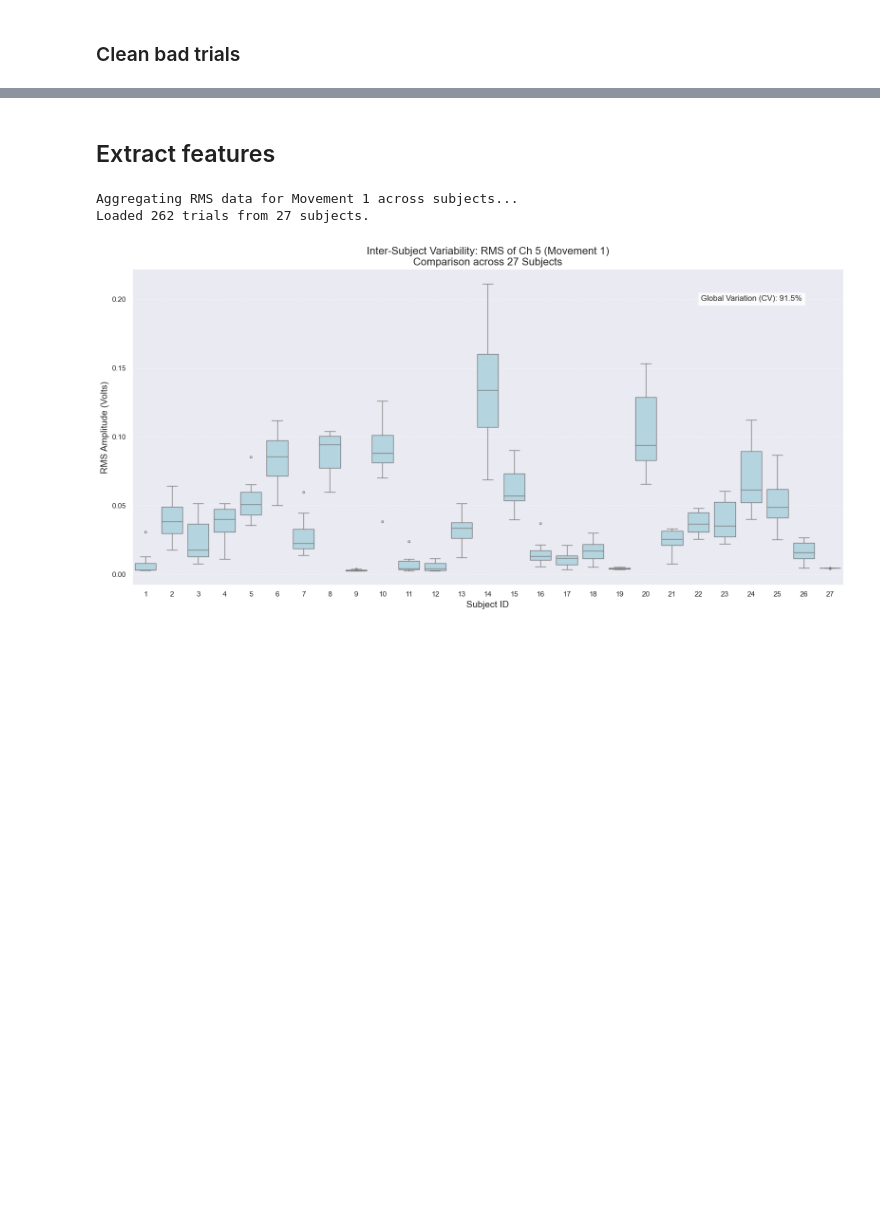
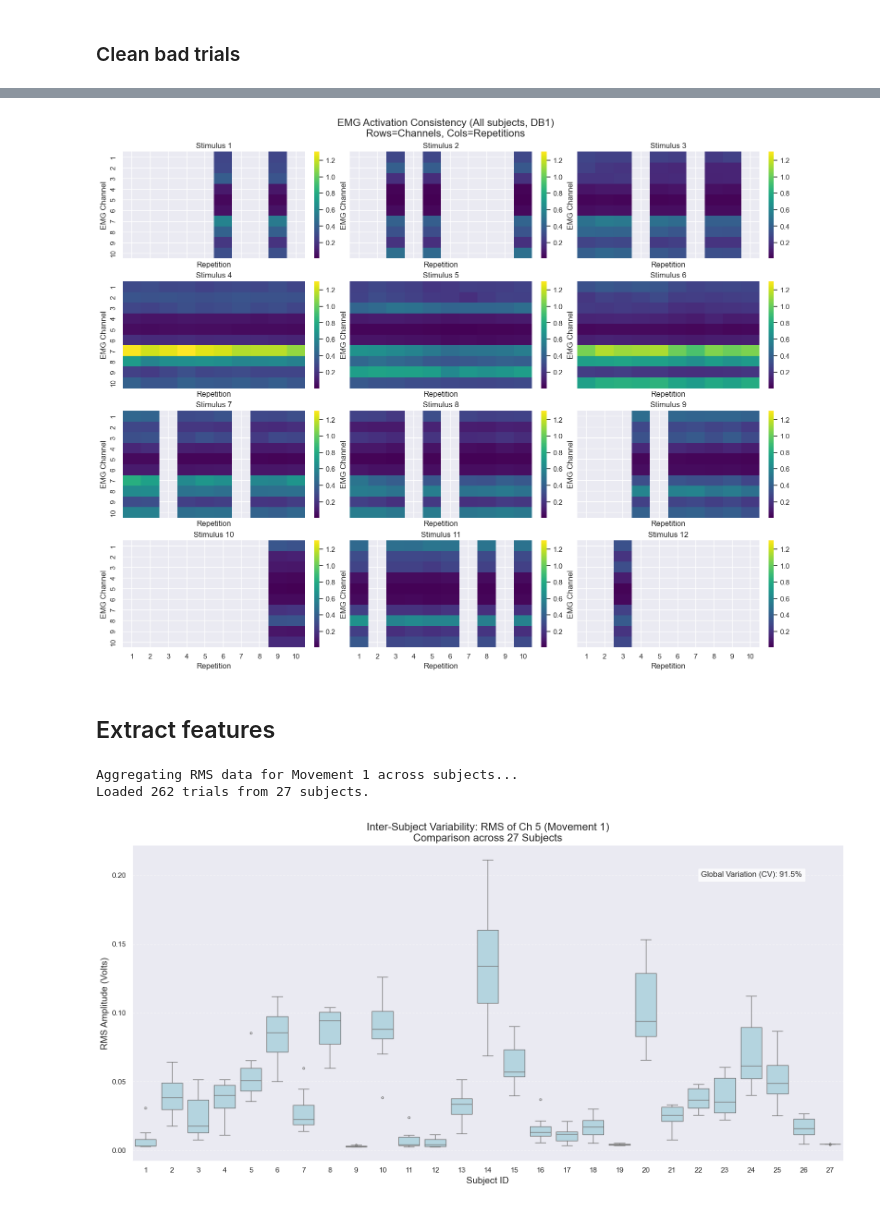
Before and after one commit to spbui00/NX-421-project, a Jupyter notebook: project_2.ipynb, the cells around one changed output, grey strips where cells are left out. Drawn from its saved outputs; the diff is of its cells as text; code cells hidden in the pictures; blank space fills up the shorter version.

```diff
--- a/project_2.ipynb
+++ b/project_2.ipynb
@@ -847,4 +858,61 @@ Cleaned data saved to: /Users/bui/code/NX-421-project/output/emg/s27/s27_ex1_cle
 ------------------------------
+# %%
+### Visualizing average activation maps
+dataset = []
+for subject in range(1,28):
+    s_num_lowercase = 's' + str(subject)
+
+    input_path = Path(EMG_OUTPUT_DIR) / s_num_lowercase / (s_num_lowercase + '_ex1_cleaned.npz')
+
+    data = np.load(input_path)
+    emg = data['emg']
+    stimulus = data['restimulus']
+    repetition = data['rerepetition']
+    fs = float(data['fs'])
+
+    unique_movs = np.unique(stimulus)
+    unique_reps = np.unique(repetition)
+
+    n_channels = emg.shape[1]
+    n_stimuli = len(unique_movs)
+    n_repetitions = len(unique_reps)
+
+    activation_matrix = np.full((n_channels, n_stimuli, n_repetitions), np.nan)
+
+    for mov_idx, mov_label in enumerate(unique_movs):
+        for rep_idx, rep_label in enumerate(unique_reps):
+            mask = (stimulus == mov_label) & (repetition == rep_label)
+            trial_data = emg[mask]
+
+            if len(trial_data) > 0:
+                activation_matrix[:, mov_idx, rep_idx] = np.mean(trial_data, axis=0)
+
+    dataset.append(activation_matrix)
+
+avg = np.mean(np.stack(dataset, axis=0), axis=0)
+
+fig, ax = plt.subplots(4, 3, figsize=(15, 12), constrained_layout=True, sharex=True, sharey=True)
+ax = ax.ravel()
+
+vmin = np.nanmin(avg)
+vmax = np.nanmax(avg)
+
+for stimuli_idx in range(n_stimuli):
+    data_for_plot = avg[:, stimuli_idx, :]
+
+    sns.heatmap(data_for_plot, ax=ax[stimuli_idx],
+                xticklabels=np.arange(1, 11),
+                yticklabels=np.arange(1, 11),
+                cbar=True, cmap="viridis", vmin=vmin, vmax=vmax)
+
+    ax[stimuli_idx].set_title(f"Stimulus {unique_movs[stimuli_idx]}")
+    ax[stimuli_idx].set_xlabel("Repetition")
+    ax[stimuli_idx].set_ylabel("EMG Channel")
+
+plt.suptitle(f"EMG Activation Consistency (All subjects, DB1)\nRows=Channels, Cols=Repetitions", fontsize=16)
+plt.show()
+# %% [output]
+[figure, added]
 # %% [markdown]
 ## Extract features
 # %%
```
Also changed, not shown: parts of 15 cells of this notebook, 1 other file.
